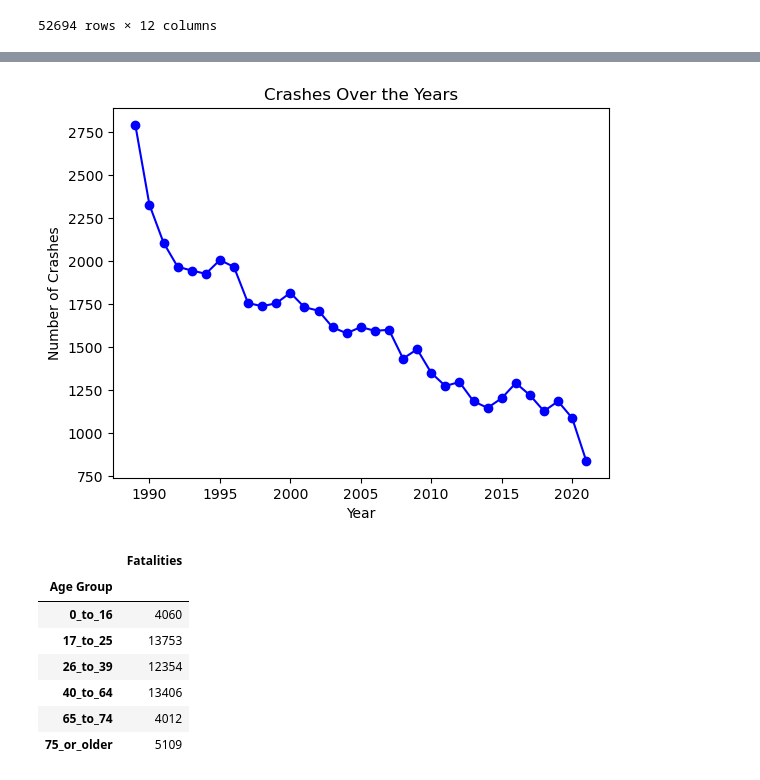
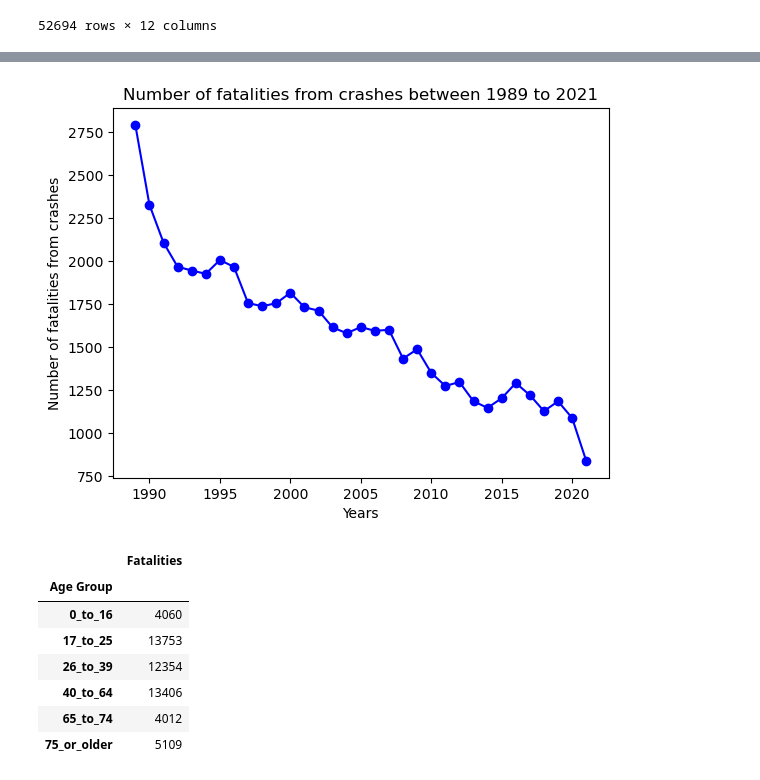
Before and after one commit to Kapedes/project-1-group-2, a Jupyter notebook: Project_1.ipynb, the cells around one changed output, grey strips where cells are left out. Drawn from its saved outputs; the diff is of its cells as text; code cells hidden in the pictures.

```diff
--- a/Project_1.ipynb
+++ b/Project_1.ipynb
@@ -171,7 +250,7 @@ dtype: int64
 # %%
-Years = sorted(cleaned_crash_data_1_df["Year"].unique(), reverse=False)
+Years1 = sorted(cleaned_crash_data_1_df["Year"].unique(), reverse=False)
 
-Years
+Years1
 # %% [output]
 [1989,
  1990,
@@ -192,15 +271,15 @@ Years
  2021]
 # %%
 # Create a line chart
-plt.plot(Years, Yearly_crashes, marker='o', linestyle='-', color='b')
+plt.plot(Years1, Yearly_crashes, marker='o', linestyle='-', color='b')
 
 # Add labels and title
-plt.xlabel('Year')
-plt.ylabel('Number of Crashes')
-plt.title('Crashes Over the Years')
+plt.xlabel('Years')
+plt.ylabel('Number of fatalities from crashes')
+plt.title('Number of fatalities from crashes between 1989 to 2021')
 
 # Display the line chart
 plt.show()
 # %% [output]
-[figure, old version]
+[figure, new version]
 # %%
```
Also changed, not shown: parts of 11 cells of this notebook, 1 other file.
